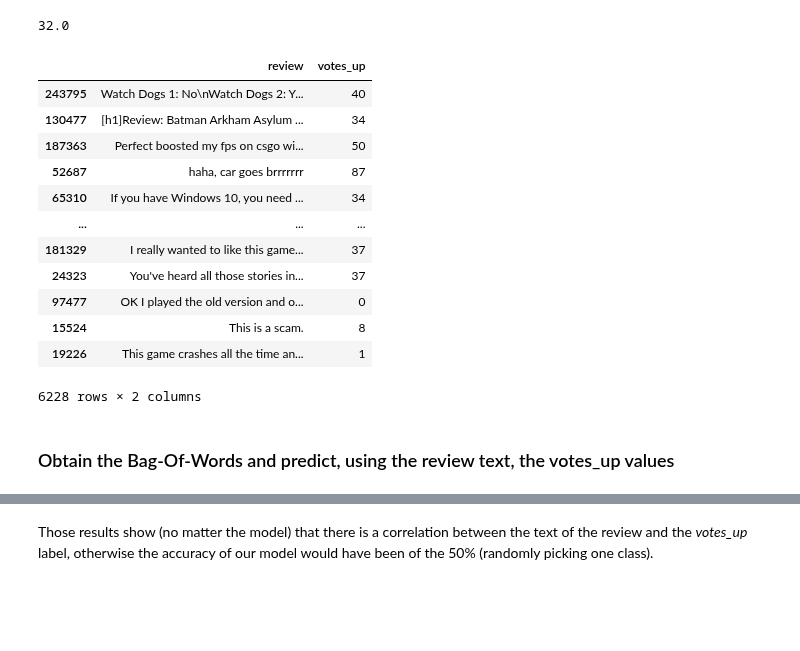
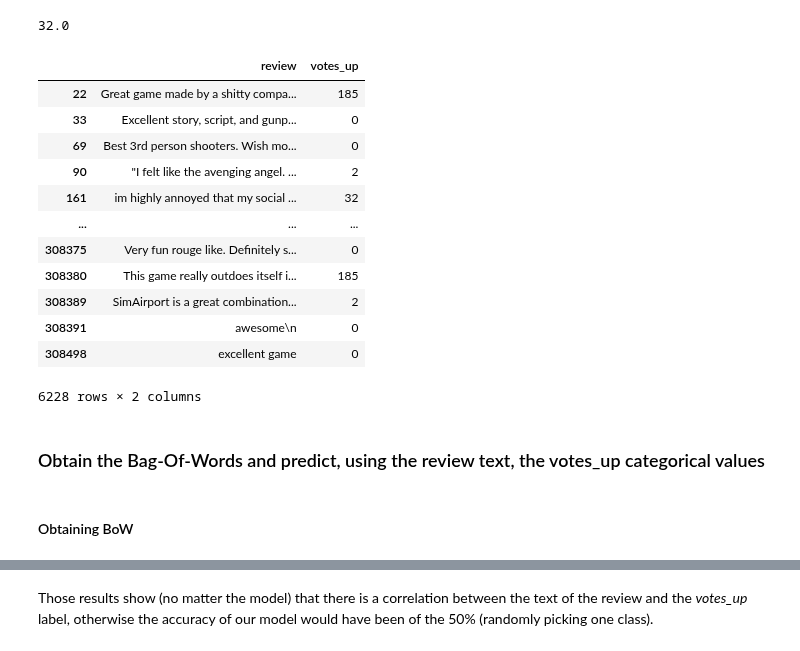
Before and after one commit to Amatofrancesco99/dsbda2022, a Jupyter notebook: notebooks/hypothesis/local/5th.ipynb, the cells around one changed output, grey strips where cells are left out. Cells and saved outputs as stored; diff of their text form; code cells hidden in the pictures; blank space fills up the shorter version.

Commit message:
Improved prediction accuracy adding new features, better explanation of the different steps, ...

```diff
--- a/notebooks/hypothesis/local/5th.ipynb
+++ b/notebooks/hypothesis/local/5th.ipynb
@@ -38,0 +21,3 @@ df
+# %%
+df = small_reviews_df
+df[['review', 'votes_up']]
@@ -73,28 +70,30 @@ votes_up_for_useful_review
 # %%
 useful_review_df = df[df['votes_up'] >= votes_up_for_useful_review]
 not_useful_review_df = df[df['votes_up'] < votes_up_for_useful_review].sample(n=len(useful_review_df), random_state=0)
 restricted_df = pd.concat([useful_review_df, not_useful_review_df])
-restricted_df = restricted_df.sample(frac=1) # shuffling
-restricted_df
+restricted_df.sort_index(inplace=True)
+restricted_df[['review', 'votes_up']]
 # %% [output]
 |  | review | votes_up |
-| 243795 | Watch Dogs 1: No\nWatch Dogs 2: Y... | 40 |
-| 130477 | [h1]Review: Batman Arkham Asylum ... | 34 |
-| 187363 | Perfect boosted my fps on csgo wi... | 50 |
-| 52687 | haha, car goes brrrrrrr | 87 |
-| 65310 | If you have Windows 10, you need ... | 34 |
+| 22 | Great game made by a shitty compa... | 185 |
+| 33 | Excellent story, script, and gunp... | 0 |
+| 69 | Best 3rd person shooters. Wish mo... | 0 |
+| 90 | "I felt like the avenging angel. ... | 2 |
+| 161 | im highly annoyed that my social ... | 32 |
 | ... | ... | ... |
-| 181329 | I really wanted to like this game... | 37 |
-| 24323 | You've heard all those stories in... | 37 |
-| 97477 | OK I played the old version and o... | 0 |
-| 15524 | This is a scam. | 8 |
-| 19226 | This game crashes all the time an... | 1 |
+| 308375 | Very fun rouge like. Definitely s... | 0 |
+| 308380 | This game really outdoes itself i... | 185 |
+| 308389 | SimAirport is a great combination... | 2 |
+| 308391 | awesome\n | 0 |
+| 308498 | excellent game | 0 |
 6228 rows × 2 columns
 # %%
 # Replace the output label with a 1 (so a good review) if the review's votes up are greater than threshold, 0 otherwise
 y = np.array(restricted_df['votes_up'].apply(lambda x: 0 if x < votes_up_for_useful_review else 1))
 # %% [markdown]
-### Obtain the Bag-Of-Words and predict, using the review text, the votes_up values
+### Obtain the Bag-Of-Words and predict, using the review text, the votes_up categorical values
+# %% [markdown]
+#### Obtaining BoW
 # %%
 # Define the vectorizer object that applies stemming and removes english stop words to input documents
 CountVectorizer = sklearn.feature_extraction.text.CountVectorizer
```
Also changed, not shown: parts of 55 cells of this notebook.
